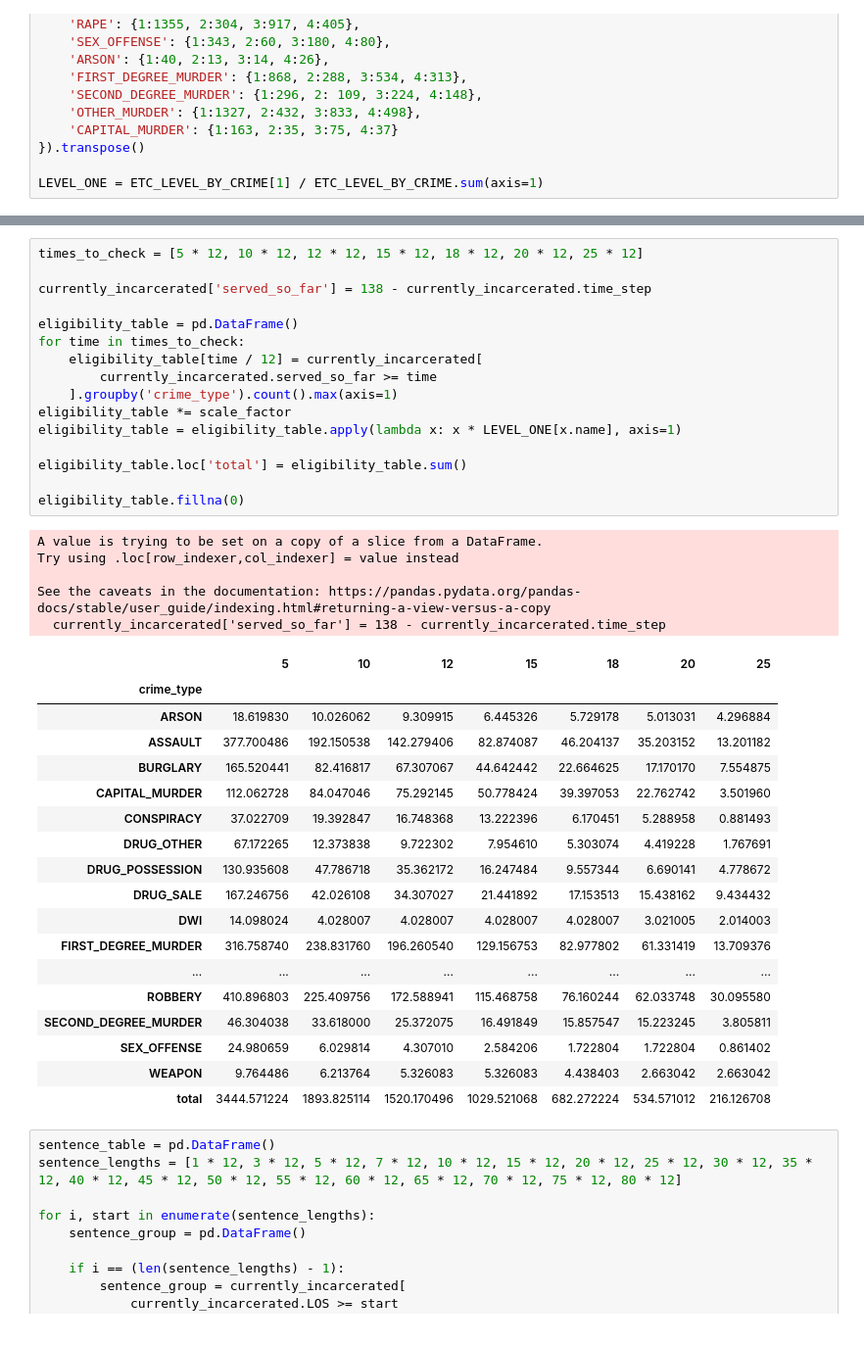
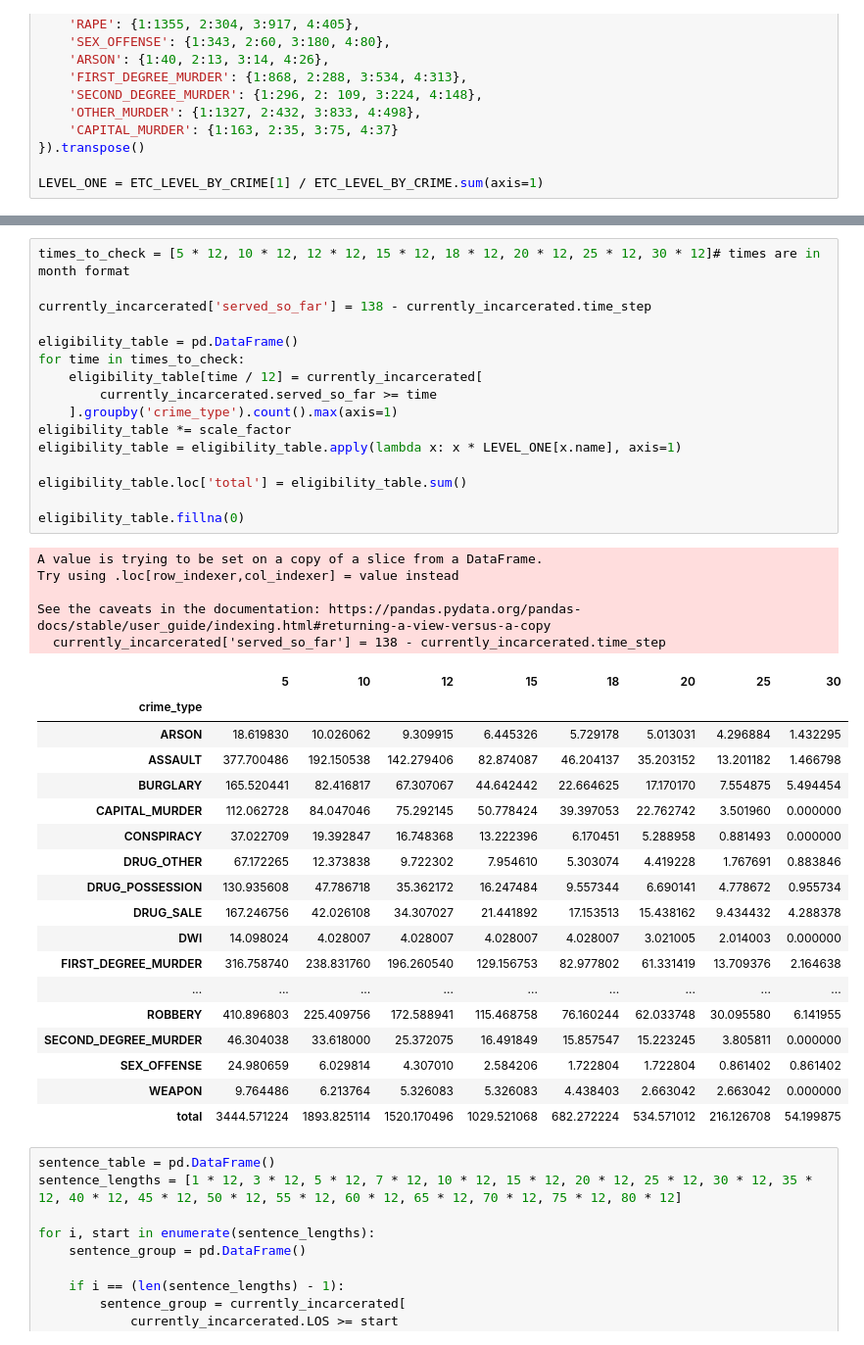
Before and after one commit to antvu/stanford-decarceration-collective-ds, a Jupyter notebook: policy/second_look_virginia/second_look_eligibility_stats_VA.ipynb, the cells around one changed output, grey strips where cells are left out. Shown: that part at 98% size. Cells and saved outputs as stored; diff of their text form.

```diff
--- a/policy/second_look_virginia/second_look_eligibility_stats_VA.ipynb
+++ b/policy/second_look_virginia/second_look_eligibility_stats_VA.ipynb
@@ -132,43 +140,43 @@ LEVEL_ONE = ETC_LEVEL_BY_CRIME[1] / ETC_LEVEL_BY_CRIME.sum(axis=1)
 # %%
-times_to_check = [5 * 12, 10 * 12, 12 * 12, 15 * 12, 18 * 12, 20 * 12, 25 * 12]
+times_to_check = [5 * 12, 10 * 12, 12 * 12, 15 * 12, 18 * 12, 20 * 12, 25 * 12, 30 * 12]# times are in month format
 
 currently_incarcerated['served_so_far'] = 138 - currently_incarcerated.time_step
 
 eligibility_table = pd.DataFrame()
 for time in times_to_check:
     eligibility_table[time / 12] = currently_incarcerated[
         currently_incarcerated.served_so_far >= time
     ].groupby('crime_type').count().max(axis=1)
 eligibility_table *= scale_factor
 eligibility_table = eligibility_table.apply(lambda x: x * LEVEL_ONE[x.name], axis=1)
 
 eligibility_table.loc['total'] = eligibility_table.sum()
 
 eligibility_table.fillna(0)
 # %% [output]
 A value is trying to be set on a copy of a slice from a DataFrame.
 Try using .loc[row_indexer,col_indexer] = value instead
 
 See the caveats in the documentation: https://pandas.pydata.org/pandas-docs/stable/user_guide/indexing.html#returning-a-view-versus-a-copy
   currently_incarcerated['served_so_far'] = 138 - currently_incarcerated.time_step
-|  | 5 | 10 | 12 | 15 | 18 | 20 | 25 |
-| crime_type |  |  |  |  |  |  |  |
-| ARSON | 18.619830 | 10.026062 | 9.309915 | 6.445326 | 5.729178 | 5.013031 | 4.296884 |
-| ASSAULT | 377.700486 | 192.150538 | 142.279406 | 82.874087 | 46.204137 | 35.203152 | 13.201182 |
-| BURGLARY | 165.520441 | 82.416817 | 67.307067 | 44.642442 | 22.664625 | 17.170170 | 7.554875 |
-| CAPITAL_MURDER | 112.062728 | 84.047046 | 75.292145 | 50.778424 | 39.397053 | 22.762742 | 3.501960 |
-| CONSPIRACY | 37.022709 | 19.392847 | 16.748368 | 13.222396 | 6.170451 | 5.288958 | 0.881493 |
-| DRUG_OTHER | 67.172265 | 12.373838 | 9.722302 | 7.954610 | 5.303074 | 4.419228 | 1.767691 |
-| DRUG_POSSESSION | 130.935608 | 47.786718 | 35.362172 | 16.247484 | 9.557344 | 6.690141 | 4.778672 |
-| DRUG_SALE | 167.246756 | 42.026108 | 34.307027 | 21.441892 | 17.153513 | 15.438162 | 9.434432 |
-| DWI | 14.098024 | 4.028007 | 4.028007 | 4.028007 | 4.028007 | 3.021005 | 2.014003 |
-| FIRST_DEGREE_MURDER | 316.758740 | 238.831760 | 196.260540 | 129.156753 | 82.977802 | 61.331419 | 13.709376 |
-| ... | ... | ... | ... | ... | ... | ... | ... |
-| ROBBERY | 410.896803 | 225.409756 | 172.588941 | 115.468758 | 76.160244 | 62.033748 | 30.095580 |
-| SECOND_DEGREE_MURDER | 46.304038 | 33.618000 | 25.372075 | 16.491849 | 15.857547 | 15.223245 | 3.805811 |
-| SEX_OFFENSE | 24.980659 | 6.029814 | 4.307010 | 2.584206 | 1.722804 | 1.722804 | 0.861402 |
-| WEAPON | 9.764486 | 6.213764 | 5.326083 | 5.326083 | 4.438403 | 2.663042 | 2.663042 |
-| total | 3444.571224 | 1893.825114 | 1520.170496 | 1029.521068 | 682.272224 | 534.571012 | 216.126708 |
+|  | 5 | 10 | 12 | 15 | 18 | 20 | 25 | 30 |
+| crime_type |  |  |  |  |  |  |  |  |
+| ARSON | 18.619830 | 10.026062 | 9.309915 | 6.445326 | 5.729178 | 5.013031 | 4.296884 | 1.432295 |
+| ASSAULT | 377.700486 | 192.150538 | 142.279406 | 82.874087 | 46.204137 | 35.203152 | 13.201182 | 1.466798 |
+| BURGLARY | 165.520441 | 82.416817 | 67.307067 | 44.642442 | 22.664625 | 17.170170 | 7.554875 | 5.494454 |
+| CAPITAL_MURDER | 112.062728 | 84.047046 | 75.292145 | 50.778424 | 39.397053 | 22.762742 | 3.501960 | 0.000000 |
+| CONSPIRACY | 37.022709 | 19.392847 | 16.748368 | 13.222396 | 6.170451 | 5.288958 | 0.881493 | 0.000000 |
+| DRUG_OTHER | 67.172265 | 12.373838 | 9.722302 | 7.954610 | 5.303074 | 4.419228 | 1.767691 | 0.883846 |
+| DRUG_POSSESSION | 130.935608 | 47.786718 | 35.362172 | 16.247484 | 9.557344 | 6.690141 | 4.778672 | 0.955734 |
+| DRUG_SALE | 167.246756 | 42.026108 | 34.307027 | 21.441892 | 17.153513 | 15.438162 | 9.434432 | 4.288378 |
+| DWI | 14.098024 | 4.028007 | 4.028007 | 4.028007 | 4.028007 | 3.021005 | 2.014003 | 0.000000 |
+| FIRST_DEGREE_MURDER | 316.758740 | 238.831760 | 196.260540 | 129.156753 | 82.977802 | 61.331419 | 13.709376 | 2.164638 |
+| ... | ... | ... | ... | ... | ... | ... | ... | ... |
+| ROBBERY | 410.896803 | 225.409756 | 172.588941 | 115.468758 | 76.160244 | 62.033748 | 30.095580 | 6.141955 |
+| SECOND_DEGREE_MURDER | 46.304038 | 33.618000 | 25.372075 | 16.491849 | 15.857547 | 15.223245 | 3.805811 | 0.000000 |
+| SEX_OFFENSE | 24.980659 | 6.029814 | 4.307010 | 2.584206 | 1.722804 | 1.722804 | 0.861402 | 0.861402 |
+| WEAPON | 9.764486 | 6.213764 | 5.326083 | 5.326083 | 4.438403 | 2.663042 | 2.663042 | 0.000000 |
+| total | 3444.571224 | 1893.825114 | 1520.170496 | 1029.521068 | 682.272224 | 534.571012 | 216.126708 | 54.199875 |
 # %%
 sentence_table = pd.DataFrame()
 sentence_lengths = [1 * 12, 3 * 12, 5 * 12, 7 * 12, 10 * 12, 15 * 12, 20 * 12, 25 * 12, 30 * 12, 35 * 12, 40 * 12, 45 * 12, 50 * 12, 55 * 12, 60 * 12, 65 * 12, 70 * 12, 75 * 12, 80 * 12]
```
Also changed, not shown: parts of 4 cells of this notebook.
